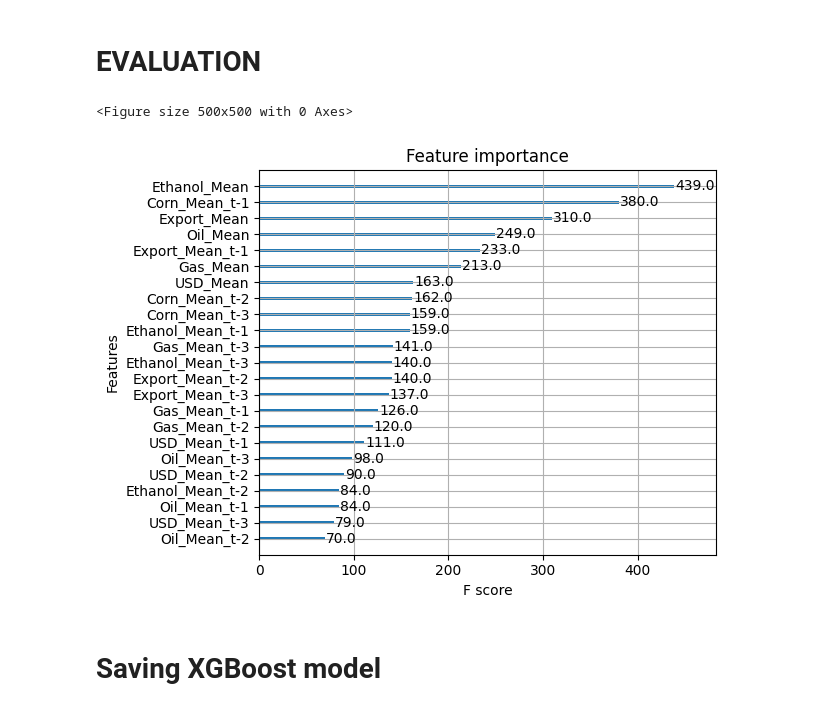
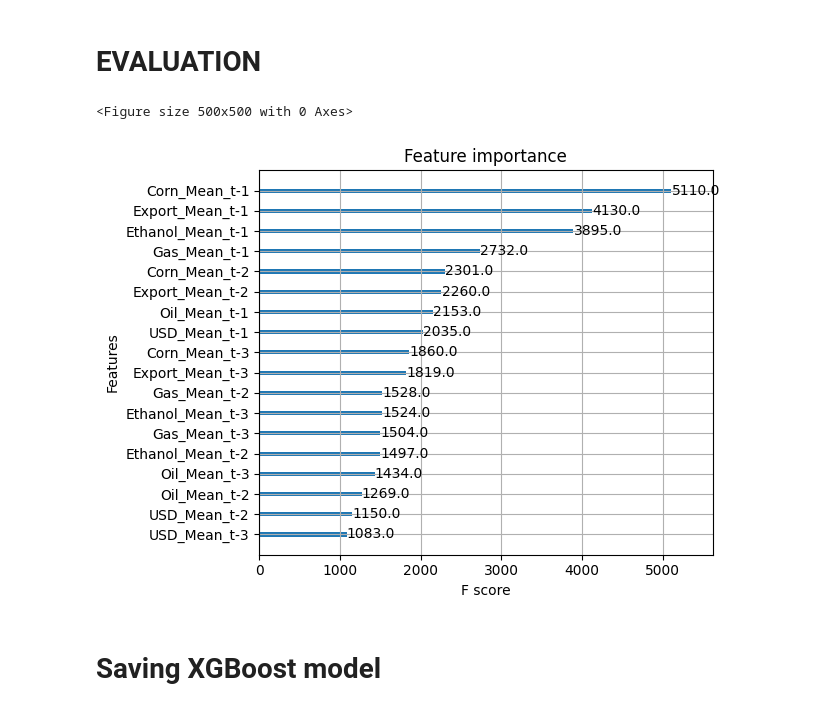
Before and after one commit to lvxhnat/usda-api, a Jupyter notebook: usda-api/src/app/xgboost.ipynb, the cells around one changed output. Cells and saved outputs as stored; diff of their text form; code cells hidden in the pictures.

```diff
--- a/usda-api/src/app/xgboost.ipynb
+++ b/usda-api/src/app/xgboost.ipynb
@@ -70,6 +70,7 @@ start_df = pd.concat([eia_df_month.set_index('Date'), esr_df_month.set_index('Da
 start_df.columns = ['Date', 'Ethanol_Mean', 'Export_Mean', 'Corn_Mean', 'Gas_Mean', 'USD_Mean', 'Oil_Mean']
 # %%
 df = start_df.iloc[3:]
+df = df[['Date', 'Corn_Mean']]
 df_t1 = start_df.iloc[2:-1]
 df_t2 = start_df.iloc[1:-2]
 df_t3 = start_df.iloc[0:-3]
@@ -195,44 +194,44 @@ def evaluate_model(y_test, prediction):
   fig.show()
 
   #Save the plot
-  fig.write_image('./assets/xgb_eval.png', scale =3)
+  fig.write_image('./assets/xgb_eval.png' , scale =3)
 
 def plot_predictions_plotly(testing_dates, y_test, prediction):
   df_test = pd.DataFrame({"date": testing_dates, "actual": y_test, "prediction": prediction})
 
   fig = make_subplots()
   # Actual data
-  fig.add_trace(go.Scatter(x=df_test['date'], y=df_test['actual'], mode='lines+markers', name='Actual'))
+  fig.add_trace(go.Scatter(x=df_test['date'], y=df_test['actual'], mode='lines+markers', name='Actual', line=dict(color = 'red')))
   # Prediction data
-  fig.add_trace(go.Scatter(x=df_test['date'], y=df_test['prediction'], mode='lines+markers', name='Prediction'))
+  fig.add_trace(go.Scatter(x=df_test['date'], y=df_test['prediction'], mode='lines+markers', name='Prediction', line=dict(color = 'green')))
 
   # Update layout
-  fig.update_layout(title='Actual vs Prediction', xaxis_title='Date', yaxis_title='Value', legend_title='Legend')
+  fig.update_layout(title='Actual vs Prediction', xaxis_title='Date', yaxis_title='Value', legend_title='Legend', width=800, height=600)
   fig.show()
 
   #Save the plot
-  fig.write_image('./assets/xgb_chart.png', scale =3)
+  fig.write_image('./assets/xgb_chart.png', scale =3 )
 
 
 def plot__importance(model):
     import matplotlib.pyplot as plt
     from xgboost import plot_importance
 
     plt.figure(figsize=(5,5))
     plot_importance(model.best_estimator_)
     plt.tight_layout()
     plt.savefig('./assets/xgb_importance.png', dpi = 199)
     plt.show()
 
 import pickle
-grid_search = pickle.load(open('../data/xgb.pkl', 'rb'))
+#grid_search = pickle.load(open('../data/xgb.pkl', 'rb'))
 pr = grid_search.predict(test_scale_df.drop(columns=['Corn_Mean']))
 plot_predictions_plotly(test.reset_index().Date, test_scale_df['Corn_Mean'], pr)
 evaluate_model(test_scale_df['Corn_Mean'], pr)
 plot__importance(grid_search)
 # %% [output]
 <Figure size 500x500 with 0 Axes>
-[figure, old version]
+[figure, new version]
 # %% [markdown]
 <H1> Saving XGBoost model </H1>
 # %%
```
Also changed, not shown: parts of 1 cell of this notebook, 4 other files.
